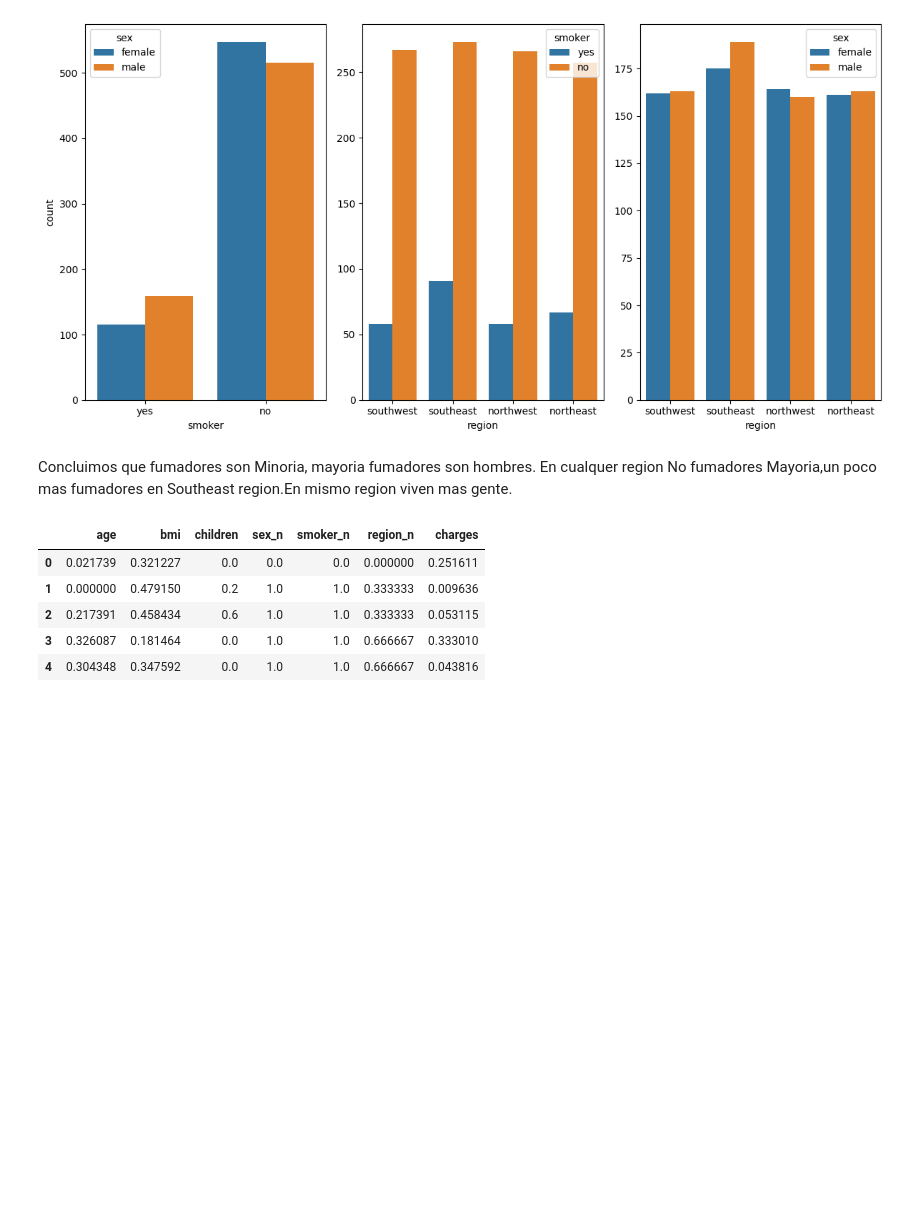
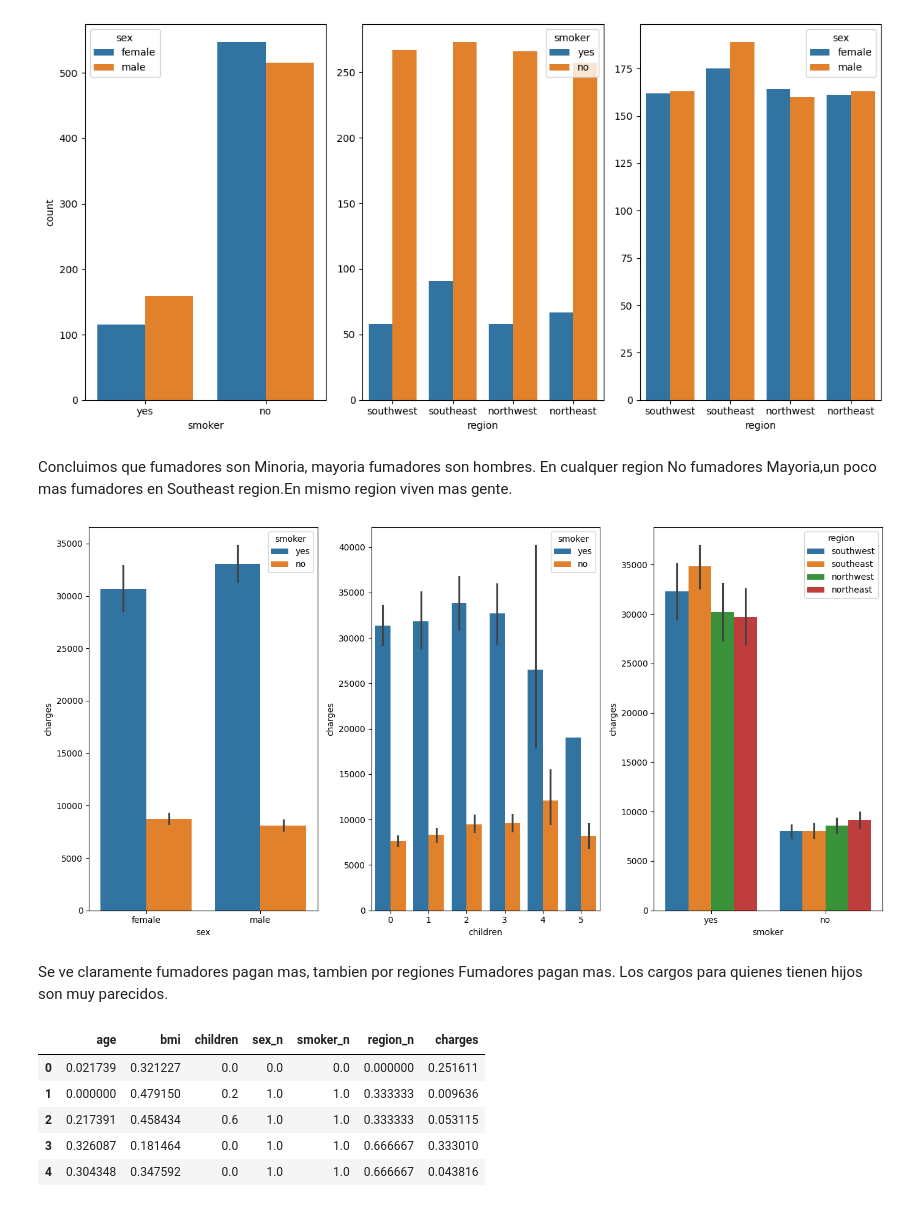
Before and after one commit to 4GeeksAcademy/Olga_K_lineal-regression, a Jupyter notebook: src/explore.ipynb, the cells around one changed output. Cells and saved outputs as stored; diff of their text form; code cells hidden in the pictures; blank space fills up the shorter version.

```diff
--- a/src/explore.ipynb
+++ b/src/explore.ipynb
@@ -247,6 +247,20 @@ plt.show()
 [figure]
 # %% [markdown]
 Concluimos que fumadores son Minoria, mayoria fumadores son hombres. En cualquer region No fumadores Mayoria,un poco mas fumadores en Southeast region.En mismo region viven mas gente.
+# %%
+fig, axis = plt.subplots(figsize = (14, 7), ncols = 3)
+
+sns.barplot(ax = axis[0], data = total_data_sinduplicados, x = "sex", y = "charges", hue = "smoker")
+sns.barplot(ax = axis[1], data = total_data_sinduplicados, x = "children", y = "charges", hue = "smoker")
+sns.barplot(ax = axis[2], data = total_data_sinduplicados, y = "charges", x = "smoker", hue = "region")
+
+plt.tight_layout()
+
+plt.show()
+# %% [output]
+[figure, added]
+# %% [markdown]
+Se ve claramente fumadores pagan mas, tambien por regiones Fumadores pagan mas. Los cargos para quienes tienen hijos son muy parecidos.
 # %%
 # Min-Max scaler
 
```
